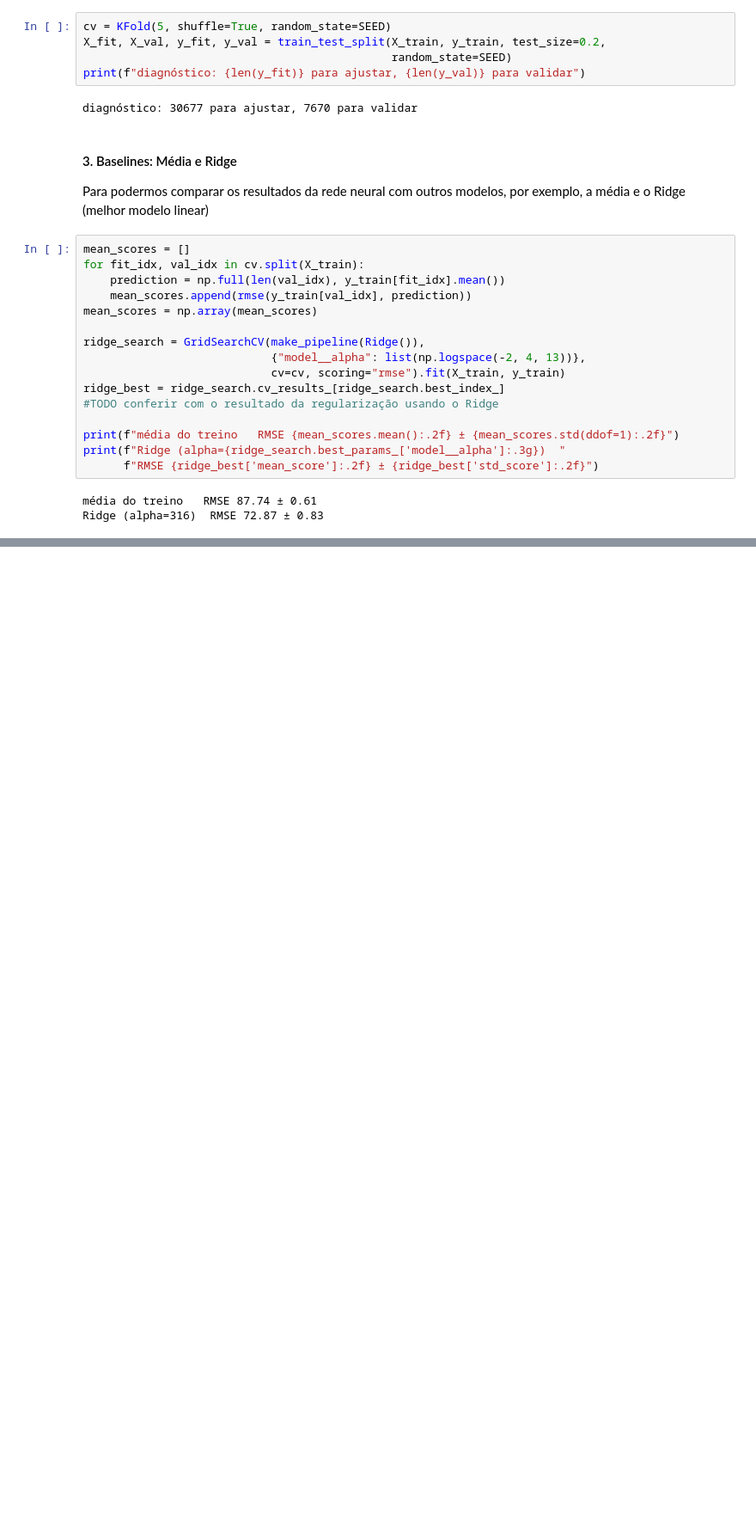
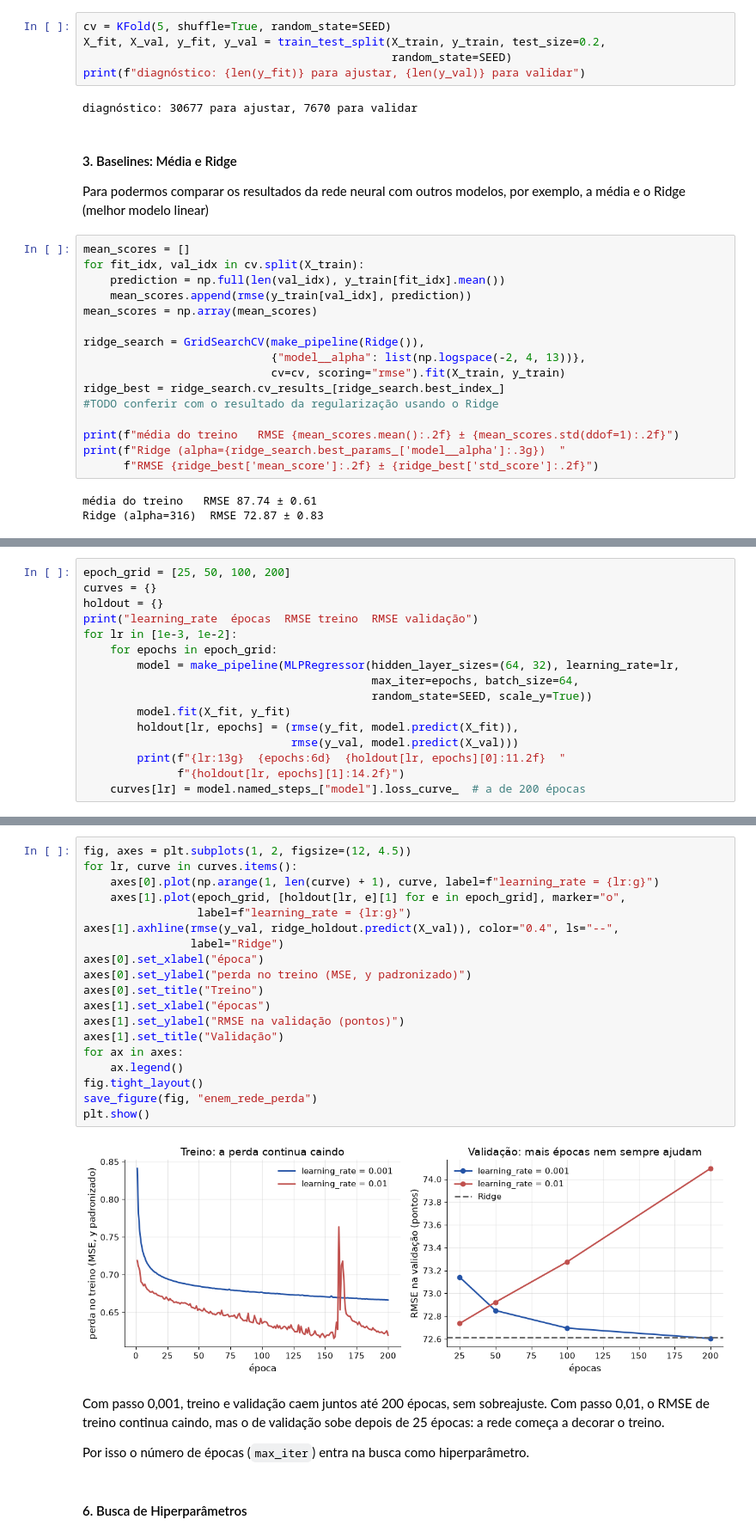
Before and after one commit to ml1-impatech/statstech-analise, a Jupyter notebook: notebooks/enem_rede.ipynb, the cells around one changed output, grey strips where cells are left out. Shown at 86% size. Cells and saved outputs as stored; diff of their text form; blank space fills up the shorter version.

Commit message:
Adiciona o treino da rede mas sem rodar ( meu notebook não aguentou)

```diff
--- a/notebooks/enem_rede.ipynb
+++ b/notebooks/enem_rede.ipynb
@@ -85,0 +114,16 @@ Ridge (alpha=316)  RMSE 72.87 ± 0.83
+# %%
+epoch_grid = [25, 50, 100, 200]
+curves = {}
+holdout = {}
+print("learning_rate  épocas  RMSE treino  RMSE validação")
+for lr in [1e-3, 1e-2]:
+    for epochs in epoch_grid:
+        model = make_pipeline(MLPRegressor(hidden_layer_sizes=(64, 32), learning_rate=lr,
+                                           max_iter=epochs, batch_size=64,
+                                           random_state=SEED, scale_y=True))
+        model.fit(X_fit, y_fit)
+        holdout[lr, epochs] = (rmse(y_fit, model.predict(X_fit)),
+                               rmse(y_val, model.predict(X_val)))
+        print(f"{lr:13g}  {epochs:6d}  {holdout[lr, epochs][0]:11.2f}  "
+              f"{holdout[lr, epochs][1]:14.2f}")
+    curves[lr] = model.named_steps_["model"].loss_curve_  # a de 200 épocas
@@ -85,0 +140,27 @@ Ridge (alpha=316)  RMSE 72.87 ± 0.83
+# %%
+fig, axes = plt.subplots(1, 2, figsize=(12, 4.5))
+for lr, curve in curves.items():
+    axes[0].plot(np.arange(1, len(curve) + 1), curve, label=f"learning_rate = {lr:g}")
+    axes[1].plot(epoch_grid, [holdout[lr, e][1] for e in epoch_grid], marker="o",
+                 label=f"learning_rate = {lr:g}")
+axes[1].axhline(rmse(y_val, ridge_holdout.predict(X_val)), color="0.4", ls="--",
+                label="Ridge")
+axes[0].set_xlabel("época")
+axes[0].set_ylabel("perda no treino (MSE, y padronizado)")
+axes[0].set_title("Treino")
+axes[1].set_xlabel("épocas")
+axes[1].set_ylabel("RMSE na validação (pontos)")
+axes[1].set_title("Validação")
+for ax in axes:
+    ax.legend()
+fig.tight_layout()
+save_figure(fig, "enem_rede_perda")
+plt.show()
+# %% [output]
+[figure, added]
+# %% [markdown]
+Com passo 0,001, treino e validação caem juntos até 200 épocas, sem sobreajuste. Com passo 0,01, o RMSE de treino continua caindo, mas o de validação sobe depois de 25 épocas: a rede começa a decorar o treino.
+
+Por isso o número de épocas (`max_iter`) entra na busca como hiperparâmetro.
+# %% [markdown]
+#### 6. Busca de Hiperparâmetros
```
Also changed, not shown: parts of 16 cells of this notebook.
